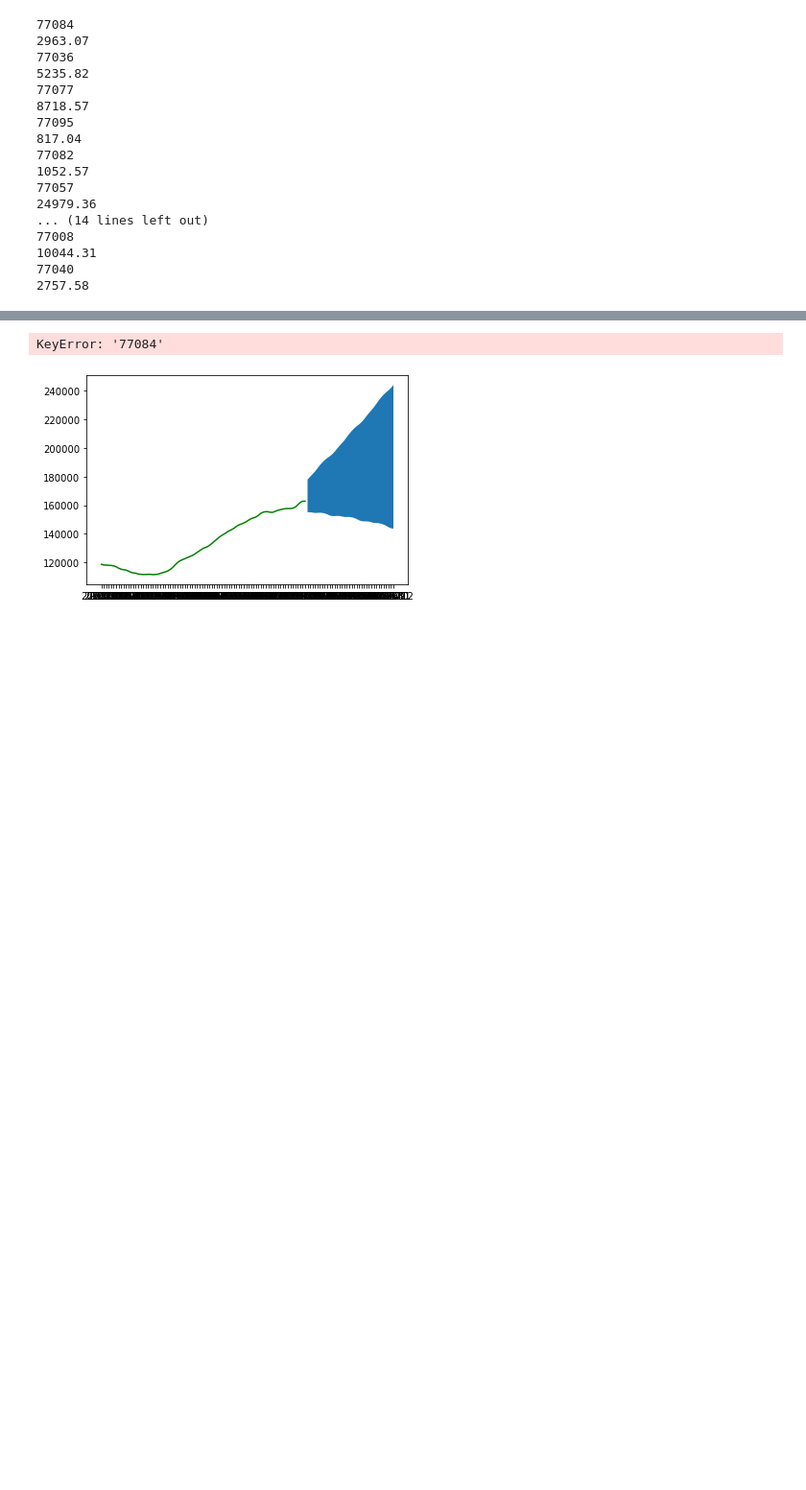
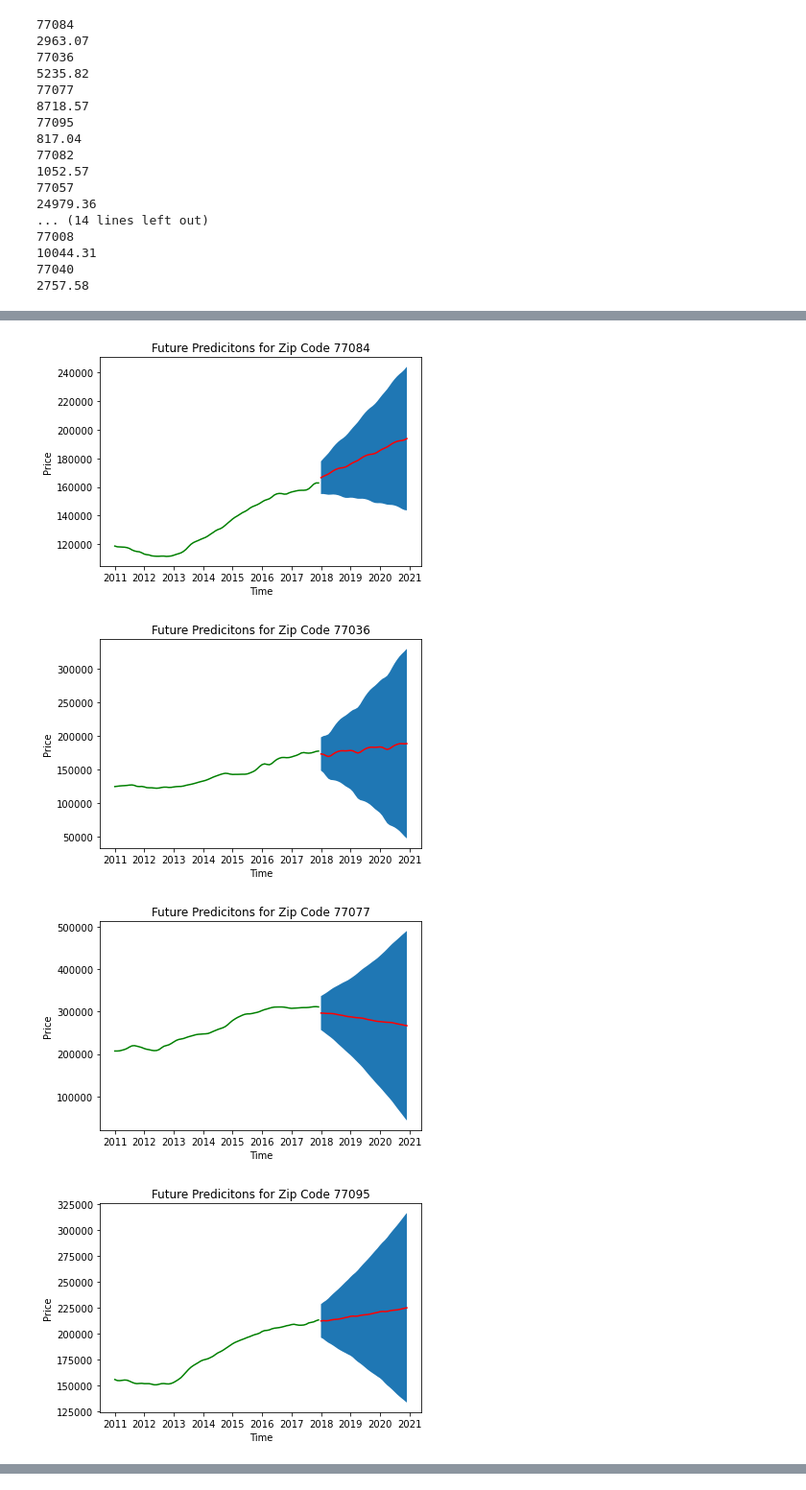
Before and after one commit to Blue723/Housing_Time_Series, a Jupyter notebook: Time_Series_notebook.ipynb, the cells around one changed output, grey strips where cells are left out. Shown at 96% size. Cells and saved outputs as stored; diff of their text form; code cells hidden in the pictures; blank space fills up the shorter version.

```diff
--- a/Time_Series_notebook.ipynb
+++ b/Time_Series_notebook.ipynb
@@ -478,20 +459,24 @@ def future_plot(z , i):
                      pred_res[i].conf_int().iloc[:, 1],
                      pred_res[i].conf_int().iloc[:, 0],
                    )
+
     ax.plot(future_mean.index, future_mean[z], color='r')
 
-    plt.xlabel()
-    plt.ylabel()
-    plt.legend()
+    plt.xlabel('Time')
+    plt.ylabel('Price')
+    plt.title('Future Predicitons for Zip Code {}'.format(z))
 
-    plt.xticks(ticks=range(0,120,12), labels=['2011', '2012','2013','2014','2015','2016','2017','2018','2019','2020',])
+    plt.xticks(ticks=range(0,132,12), labels=['2011', '2012','2013','2014','2015','2016','2017','2018','2019','2020', '2021'])
 
 
     plt.show()
 
     return None
 # %%
-for r in range(0,16):
-    print(zip_col[r])
+for r in range(0,15):
     future_plot(zip_col[r],r)
 # %% [output]
+[figure, new version]
+[figure, added]
+[figure, added]
+[figure, added]
@@ -499,2 +491,0 @@ for r in range(0,16):
-KeyError: '77084'
-[figure, old version]
```
Also changed, not shown: parts of 11 cells of this notebook.
